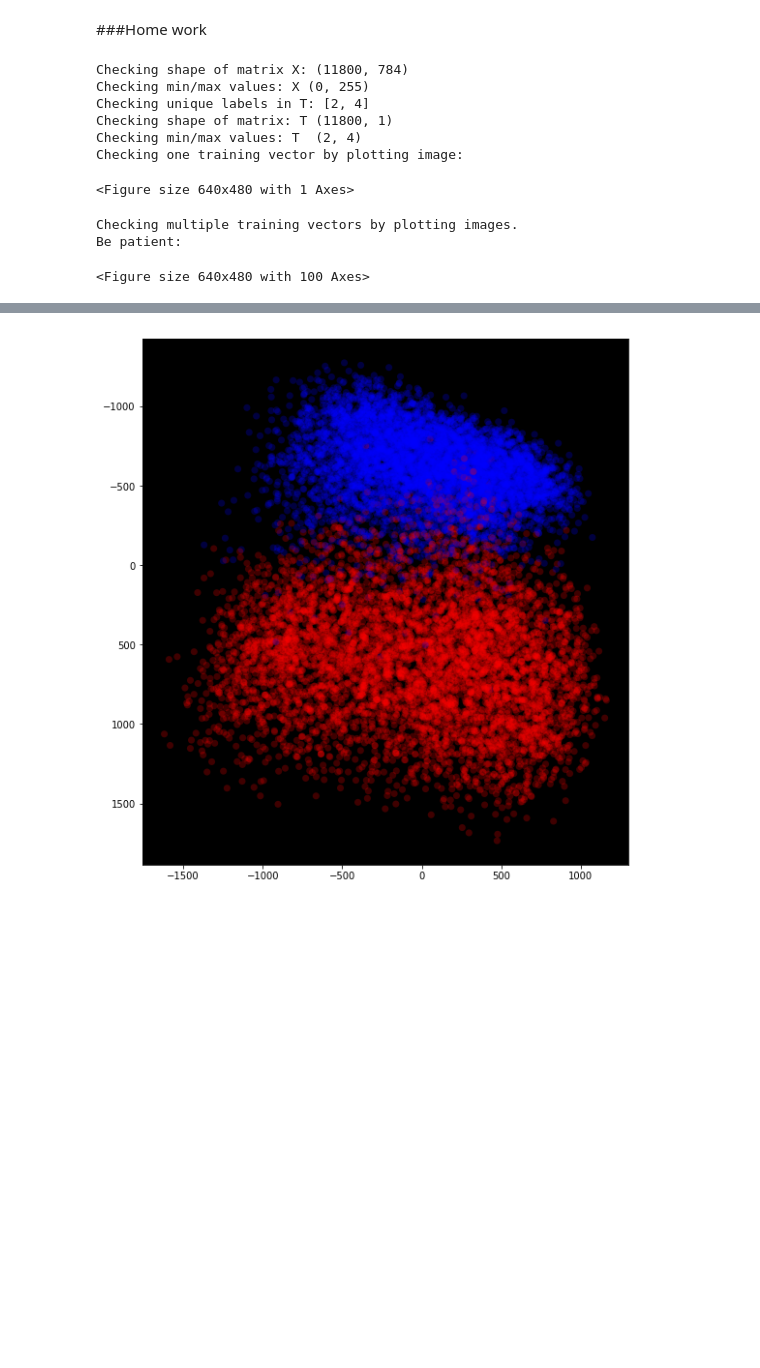
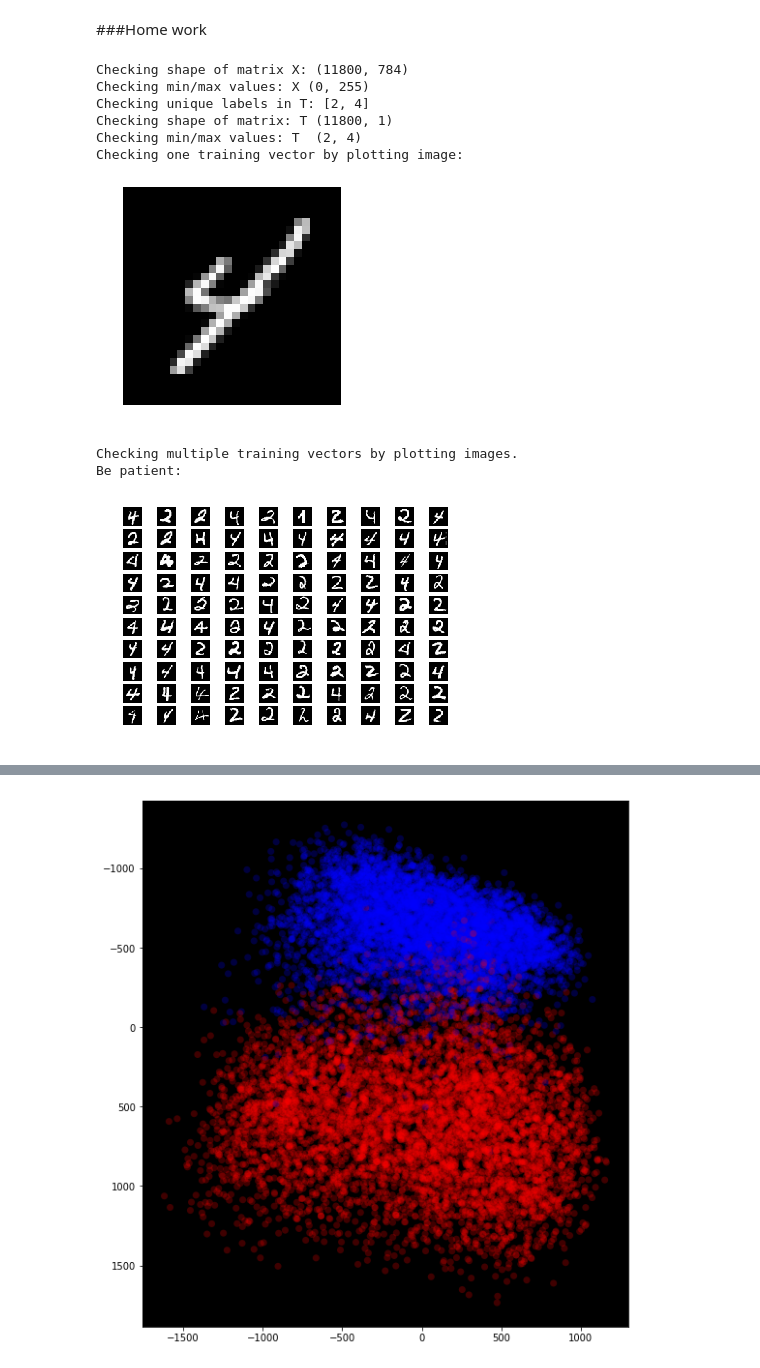
Before and after one commit to orhaneng/MachineLearningUCSC, a Jupyter notebook: Assignment#3.ipynb, the cells around one changed output, grey strips where cells are left out. Saved outputs shown, nothing was run; the diff lists cells and outputs as text; code cells hidden in the pictures; blank space fills up the shorter version.

```diff
--- a/Assignment#3.ipynb
+++ b/Assignment#3.ipynb
@@ -56,7 +56,7 @@ import numpy.linalg as LA
 '''
 Import and uncompress handwritten digit data from yann.lecun.com/exdb/mnist (four files).
 If you use Python, refer to the Python code suggested in Read_MNIST-Improved.html to read and parse
-the data.
+the data
 Prepare the data you will use for this assignment by limiting the imported data to two specific digits.
 The exact two digits that you will use for the rest of the assignment is given in a table following these
 instructions. The positive and negative class labels have also been identified for you.
@@ -142,38 +142,38 @@ def get_data_for_labels(P, T, N, labelp, labeln):
 
 
 
 X, T = load_mnist(dataset="training", selecteddigits=[firstDigit, secondDigit])
 
 print("Checking shape of matrix X:", X.shape)
 print("Checking min/max values: X", (np.amin(X), np.amax(X)))
 print("Checking unique labels in T:", list(np.unique(T)))
 print("Checking shape of matrix: T", T.shape)
 print("Checking min/max values: T ", (np.amin(T), np.amax(T)))
 
 print("Checking one training vector by plotting image:")
-vectortoimg(X[-30])
+vectortoimg(X[-10])
 
 print("Checking multiple training vectors by plotting images.\nBe patient:")
 plt.close('all')
 fig = plt.figure()
 nrows = 10
 ncols = 10
 for row in range(nrows):
     for col in range(ncols):
         plt.subplot(nrows, ncols, row * ncols + col + 1)
         vectortoimg(X[np.random.randint(len(T))], show=False)
 plt.show()
 # %% [output]
 Checking shape of matrix X: (11800, 784)
 Checking min/max values: X (0, 255)
 Checking unique labels in T: [2, 4]
 Checking shape of matrix: T (11800, 1)
 Checking min/max values: T  (2, 4)
 Checking one training vector by plotting image:
+[figure, added]
-<Figure size 640x480 with 1 Axes>
+Checking multiple training vectors by plotting images.
+Be patient:
-Checking multiple training vectors by plotting images.
-Be patient:
-<Figure size 640x480 with 100 Axes>
+[figure, added]
 # %%
 '''
 Go through the XZCVP procedure to produce P which is the 2D approximation to X. Produce a 2D scatterplot
```
Also changed, not shown: parts of 1 cell of this notebook.
